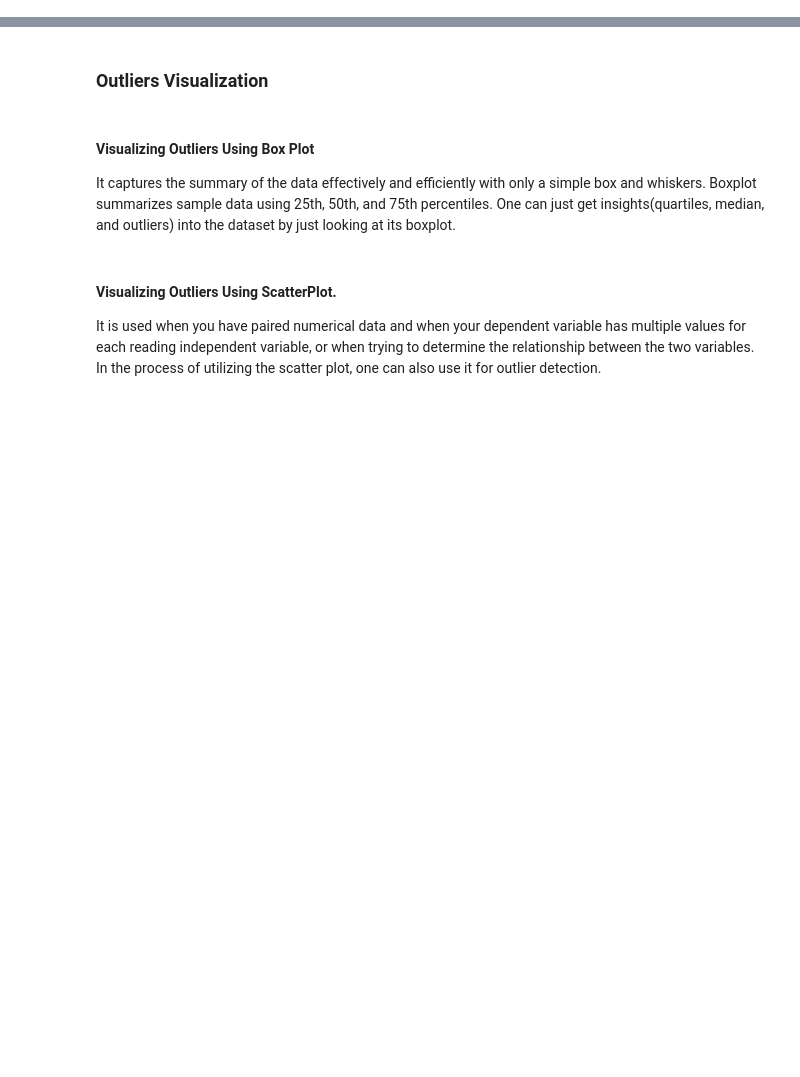
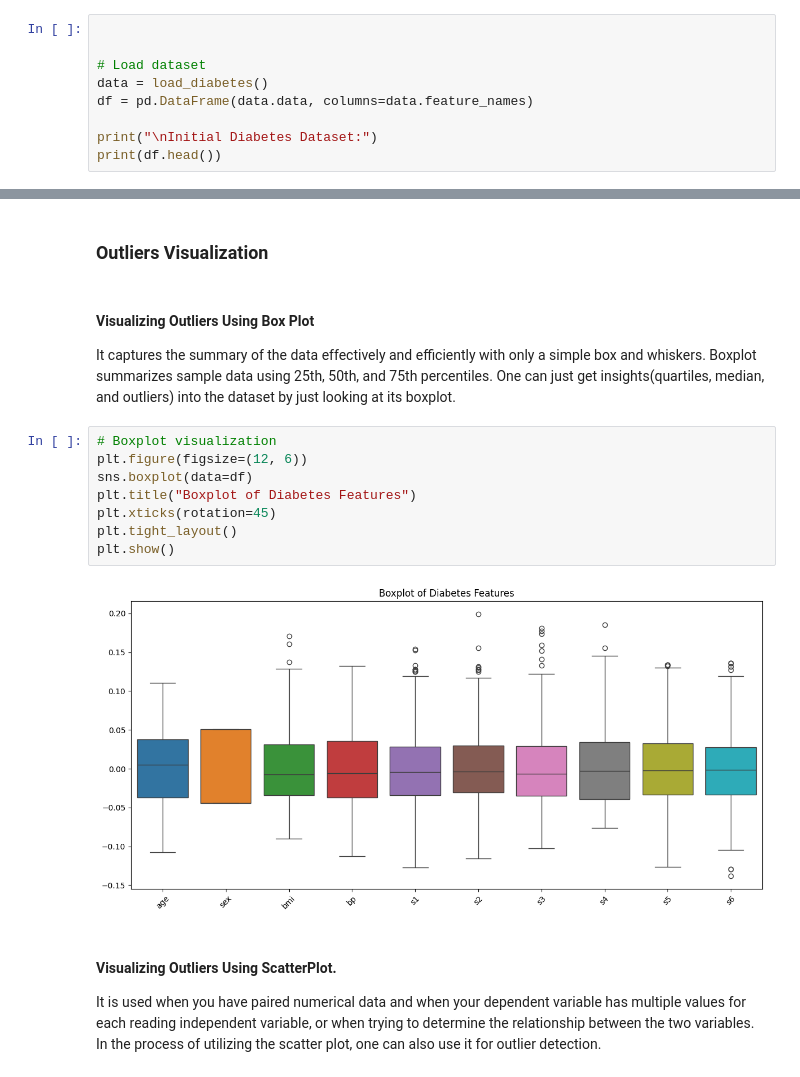
Before and after one commit to nikitha2002-bot/lab4-ML, a Jupyter notebook: week5Lab_Students.ipynb, the cells around one changed output, grey strips where cells are left out. Cells and saved outputs as stored; diff of their text form; blank space fills up the shorter version.

```diff
--- a/week5Lab_Students.ipynb
+++ b/week5Lab_Students.ipynb
@@ -148,3 +597,12 @@ An Outlier is a data-item/object that deviates significantly from the rest of th
 
 
 https://www.geeksforgeeks.org/detect-and-remove-the-outliers-using-python/
+# %%
+
+
+# Load dataset
+data = load_diabetes()
+df = pd.DataFrame(data.data, columns=data.feature_names)
+
+print("\nInitial Diabetes Dataset:")
+print(df.head())
@@ -153,6 +626,16 @@ https://www.geeksforgeeks.org/detect-and-remove-the-outliers-using-python/
 # %% [markdown]
 #### Visualizing Outliers Using Box Plot
 It captures the summary of the data effectively and efficiently with only a simple box and whiskers. Boxplot summarizes sample data using 25th, 50th, and 75th percentiles. One can just get insights(quartiles, median, and outliers) into the dataset by just looking at its boxplot.
+# %%
+# Boxplot visualization
+plt.figure(figsize=(12, 6))
+sns.boxplot(data=df)
+plt.title("Boxplot of Diabetes Features")
+plt.xticks(rotation=45)
+plt.tight_layout()
+plt.show()
+# %% [output]
+[figure, added]
 # %% [markdown]
 #### Visualizing Outliers Using ScatterPlot.
 
```
Also changed, not shown: parts of 24 cells of this notebook, 1 other file.
